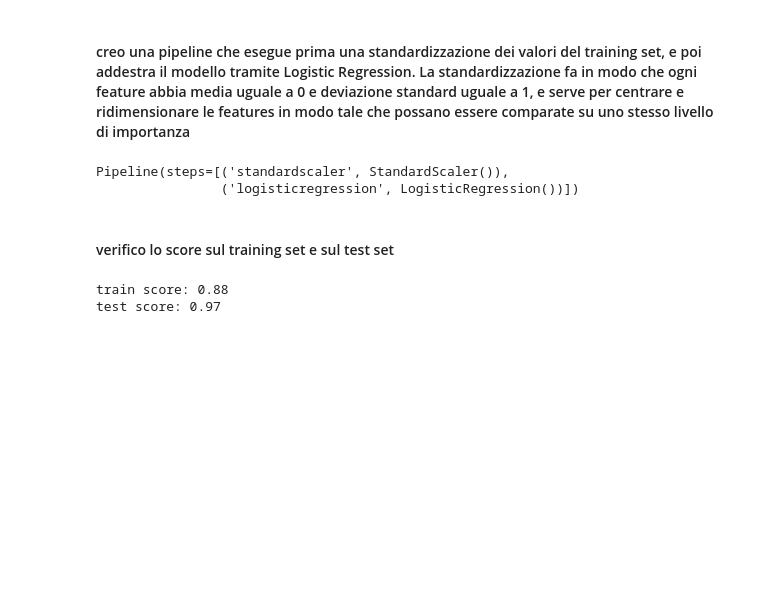
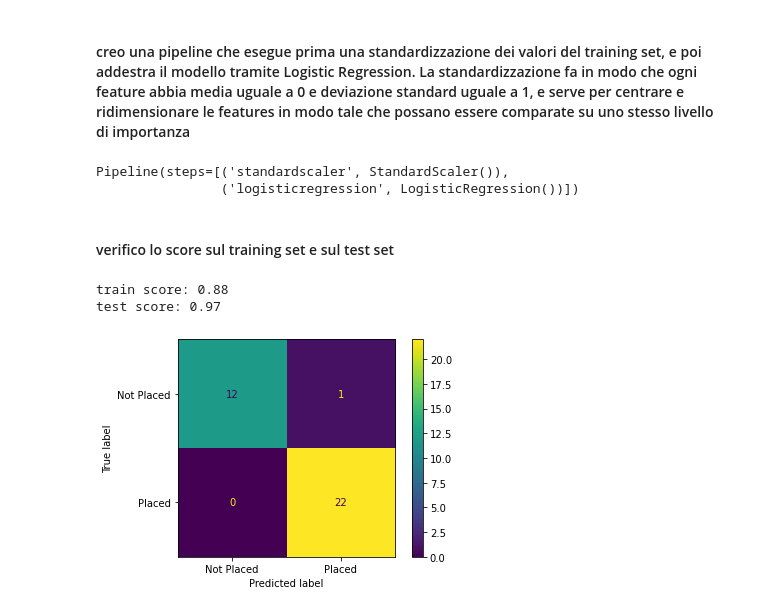
Before and after one commit to prez5293/esame_ia_2020_febbraio, a Jupyter notebook: train.ipynb, the cells around one changed output. Saved outputs shown, nothing was run; the diff lists cells and outputs as text; code cells hidden in the pictures; blank space fills up the shorter version.

```diff
--- a/train.ipynb
+++ b/train.ipynb
@@ -136,6 +130,10 @@ Pipeline(steps=[('standardscaler', StandardScaler()),
 # %%
 print("train score: %.2f" % pipe.score(X_train, y_train))
 print("test score: %.2f" % pipe.score(X_test, y_test))
+
+plot_confusion_matrix(pipe, X_test, y_test, values_format='n', display_labels=['Not Placed','Placed'])
+plt.show()
 # %% [output]
 train score: 0.88
 test score: 0.97
+[figure, added]
```
Also changed, not shown: parts of 2 cells of this notebook, 2 other files.
